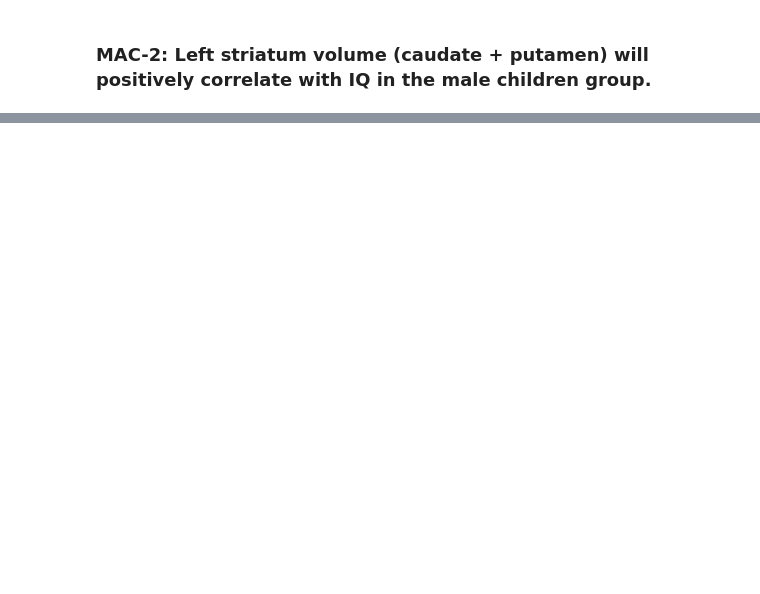
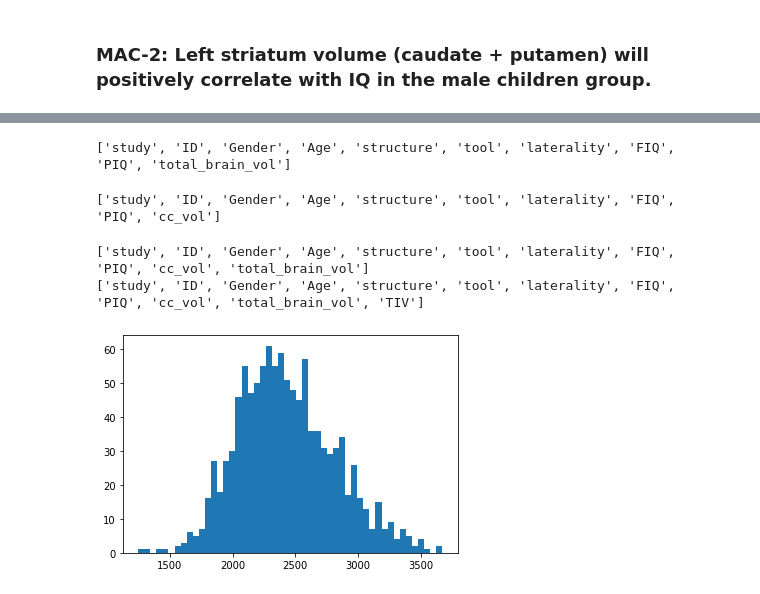
Before and after one commit to jbpoline/simple2_analysis, a Jupyter notebook: analysis-2.ipynb, the cells around one changed output, grey strips where cells are left out. Saved outputs shown, nothing was run; the diff lists cells and outputs as text; code cells hidden in the pictures; blank space fills up the shorter version.

```diff
--- a/analysis-2.ipynb
+++ b/analysis-2.ipynb
@@ -853,0 +1001,32 @@ assert len(original_col_names) == len(set(original_col_names))
+# %%
+brain_tmp = pd.merge(left=gm_df, right=wm_df[['ID','volume']], left_on='ID', right_on='ID', suffixes=('_gm','_wm'))
+brain_df = pd.merge(left=brain_tmp, right=csf_df[['ID','volume']], left_on='ID', right_on='ID')
+brain_df.rename(columns={'volume':'volume_csf'}, inplace=True)
+brain_df['total_brain_vol'] = brain_df['volume_gm'] + brain_df['volume_wm'] + brain_df['volume_csf']
+brain_df.drop(['volume_gm', 'volume_wm', 'volume_csf'], axis=1, inplace=True)
+print(list(brain_df))
+# %% [output]
+['study', 'ID', 'Gender', 'Age', 'structure', 'tool', 'laterality', 'FIQ', 'PIQ', 'total_brain_vol']
+# %%
+CC_tmp = pd.merge(left=tmp1, right=tmp2[['ID','volume']], left_on='ID', right_on='ID', suffixes=('_ant','_cent'))
+CC_df = pd.merge(left=CC_tmp, right=tmp3[['ID','volume']], left_on='ID', right_on='ID')
+CC_df.rename(columns={'volume':'volume_post'}, inplace=True)
+CC_df['cc_vol'] = CC_df['volume_ant'] +CC_df['volume_cent'] + CC_df['volume_post']
+CC_df.drop(['volume_ant', 'volume_cent', 'volume_post'], axis=1, inplace=True)
+print(list(CC_df))
+# %% [output]
+['study', 'ID', 'Gender', 'Age', 'structure', 'tool', 'laterality', 'FIQ', 'PIQ', 'cc_vol']
+# %%
+CC_brain_df = pd.merge(left=CC_df, right=brain_df[['ID','total_brain_vol']], left_on='ID', right_on='ID')
+print(list(CC_brain_df))
+
+CC_brain_tiv = pd.merge(left=CC_brain_df, right=tiv_df[['ID','volume']], left_on='ID', right_on='ID')
+CC_brain_tiv.rename(columns={'volume':'TIV'}, inplace=True)
+print(list(CC_brain_tiv))
+# %% [output]
+['study', 'ID', 'Gender', 'Age', 'structure', 'tool', 'laterality', 'FIQ', 'PIQ', 'cc_vol', 'total_brain_vol']
+['study', 'ID', 'Gender', 'Age', 'structure', 'tool', 'laterality', 'FIQ', 'PIQ', 'cc_vol', 'total_brain_vol', 'TIV']
+# %%
+plt.hist(CC_brain_df['cc_vol'],bins=50);
+# %% [output]
+[figure, added]
```
Also changed, not shown: parts of 67 cells of this notebook.
